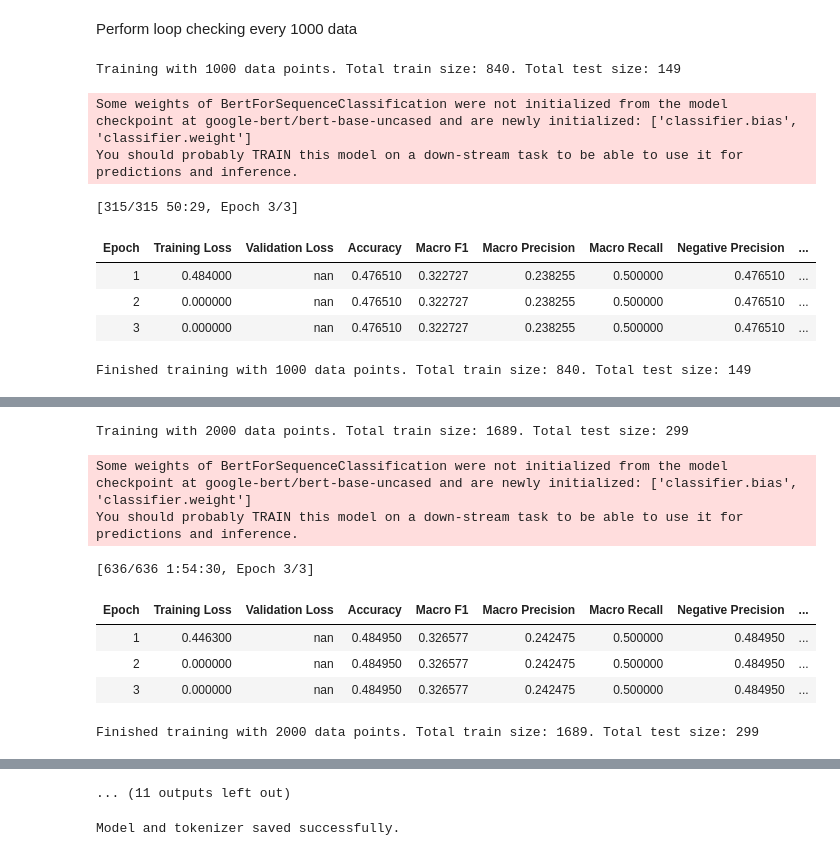
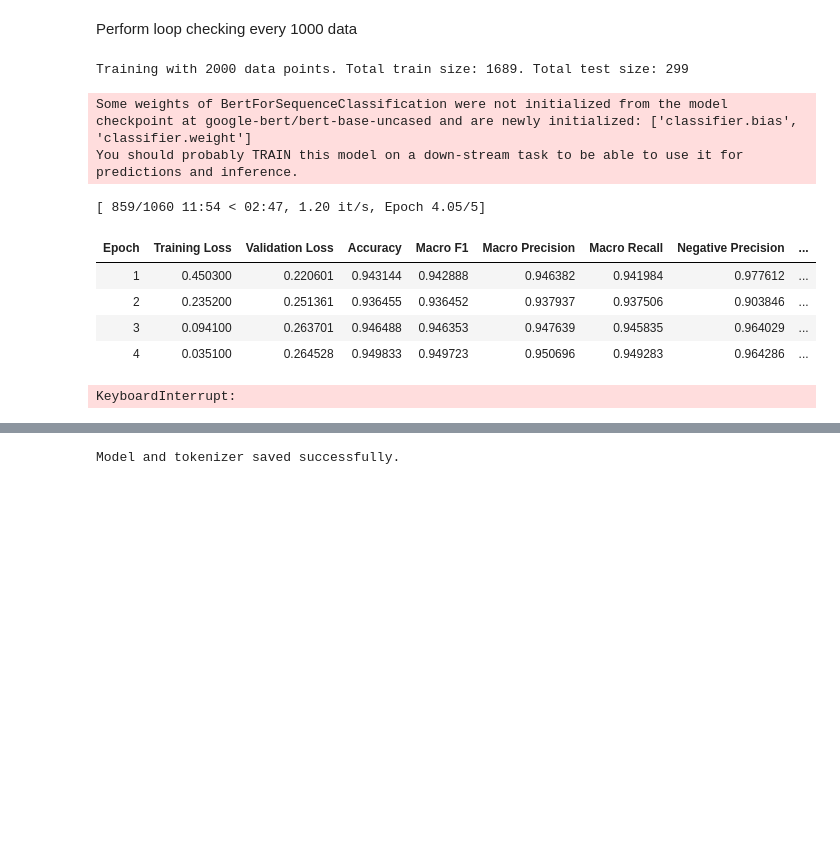
Before and after one commit to SorataBaka/2025-hokkaido-nlp, a Jupyter notebook: source/bucketing.ipynb, the cells around one changed output, grey strips where cells are left out. Drawn from its saved outputs; the diff is of its cells as text; code cells hidden in the pictures; blank space fills up the shorter version.

Commit message:
final commit on experiment size

```diff
--- a/source/bucketing.ipynb
+++ b/source/bucketing.ipynb
@@ -32,8 +32,9 @@ def clean_text(row):
     text = re.sub(r"[\x00-\x1F\x7F]", " ", text)
     # Replace multiple spaces/newlines with single space
     text = re.sub(r"\s+", " ", text)
+    text = text.lower()
     # Optionally lowercase
-    text = text.strip()  # Don't lowercase if case matters
+    text = text.strip()  # Don't lowercase if case matter
     return {
         "text": text
     }
@@ -123,6 +152,9 @@ np.save("bert_mean_pooled_embeddings.npy", train_ds_reduced["mean_pooled_embeddi
 # %%
 import numpy as np
 mean_pooled_bert_embeddings = np.load("bert_mean_pooled_embeddings.npy")
+# %%
+import numpy as np
+mean_pooled_bert_embeddings = np.load("imdb_embeddings.npy")
 # %% [markdown]
 # Create clusters
 
@@ -465,7 +505,7 @@ from gc import callbacks
 from transformers import TrainingArguments
 
 training_args = TrainingArguments(
-  num_train_epochs=3,
+  num_train_epochs=5,
   per_device_train_batch_size=8,
   save_strategy="epoch",
   logging_strategy="epoch",
@@ -553,7 +593,7 @@ import os
 
 excel_path = "results.xlsx"
 sheet_name = "results"
-for length in range(1000, 30000, 1000):
+for length in range(2000, 30000, 1000):
   final_dataset_train, final_dataset_test = build_dataset(grouped_datasets, length, positive_ratio, negative_ratio)
   print(f"Training with {length} data points. Total train size: {len(final_dataset_train)}. Total test size: {len(final_dataset_test)}")
 
@@ -597,36 +637,37 @@ for length in range(1000, 30000, 1000):
       "eval_macro_recall": manual_metrics["macro_recall"],
       "eval_macro_f1": manual_metrics["macro_f1"],
       "eval_negative_precision": manual_metrics["negative_precision"],
       "eval_negative_recall": manual_metrics["negative_recall"],
       "eval_negative_f1": manual_metrics["negative_f1"],
       "eval_positive_precision": manual_metrics["positive_precision"],
       "eval_positive_recall": manual_metrics["positive_recall"],
       "eval_positive_f1": manual_metrics["positive_f1"],
   }
 
   df = pd.DataFrame([row])
 
   # Load existing or create new
   try:
       existing_df = pd.read_excel(excel_path, sheet_name=sheet_name)
       df = pd.concat([existing_df, df], ignore_index=True)
   except FileNotFoundError:
       pass
 
   # Save back
   df.to_excel(excel_path, index=False, sheet_name=sheet_name)
 
   # after trainer.train() or evaluation
   output_dir = training_args.output_dir  # or "./trainer_output" if you set it manually
   if os.path.exists(output_dir):
       shutil.rmtree(output_dir)
 # %% [output]
-Training with 1000 data points. Total train size: 840. Total test size: 149
+Training with 2000 data points. Total train size: 1689. Total test size: 299
 Some weights of BertForSequenceClassification were not initialized from the model checkpoint at google-bert/bert-base-uncased and are newly initialized: ['classifier.bias', 'classifier.weight']
 You should probably TRAIN this model on a down-stream task to be able to use it for predictions and inference.
-[315/315 50:29, Epoch 3/3]
+[ 859/1060 11:54 < 02:47, 1.20 it/s, Epoch 4.05/5]
 | Epoch | Training Loss | Validation Loss | Accuracy | Macro F1 | Macro Precision | Macro Recall | Negative Precision | ... |
-| 1 | 0.484000 | nan | 0.476510 | 0.322727 | 0.238255 | 0.500000 | 0.476510 | ... |
-| 2 | 0.000000 | nan | 0.476510 | 0.322727 | 0.238255 | 0.500000 | 0.476510 | ... |
-| 3 | 0.000000 | nan | 0.476510 | 0.322727 | 0.238255 | 0.500000 | 0.476510 | ... |
+| 1 | 0.450300 | 0.220601 | 0.943144 | 0.942888 | 0.946382 | 0.941984 | 0.977612 | ... |
+| 2 | 0.235200 | 0.251361 | 0.936455 | 0.936452 | 0.937937 | 0.937506 | 0.903846 | ... |
+| 3 | 0.094100 | 0.263701 | 0.946488 | 0.946353 | 0.947639 | 0.945835 | 0.964029 | ... |
+| 4 | 0.035100 | 0.264528 | 0.949833 | 0.949723 | 0.950696 | 0.949283 | 0.964286 | ... |
-Finished training with 1000 data points. Total train size: 840. Total test size: 149
+KeyboardInterrupt:
@@ -634,9 +673,0 @@ Finished training with 1000 data points. Total train size: 840. Total test size:
-Training with 2000 data points. Total train size: 1689. Total test size: 299
-Some weights of BertForSequenceClassification were not initialized from the model checkpoint at google-bert/bert-base-uncased and are newly initialized: ['classifier.bias', 'classifier.weight']
-You should probably TRAIN this model on a down-stream task to be able to use it for predictions and inference.
-[636/636 1:54:30, Epoch 3/3]
-| Epoch | Training Loss | Validation Loss | Accuracy | Macro F1 | Macro Precision | Macro Recall | Negative Precision | ... |
-| 1 | 0.446300 | nan | 0.484950 | 0.326577 | 0.242475 | 0.500000 | 0.484950 | ... |
-| 2 | 0.000000 | nan | 0.484950 | 0.326577 | 0.242475 | 0.500000 | 0.484950 | ... |
-| 3 | 0.000000 | nan | 0.484950 | 0.326577 | 0.242475 | 0.500000 | 0.484950 | ... |
-Finished training with 2000 data points. Total train size: 1689. Total test size: 299
@@ -644,4 +674,3 @@ Finished training with 2000 data points. Total train size: 1689. Total test size
-... (11 outputs left out)
 # %%
 model.save_pretrained("save/model/bucketing_p1_5000")
 tokenizer.save_pretrained("save/tokenizer/bucketing_p1_5000")
```
Also changed, not shown: parts of 12 cells of this notebook, 4 other files.
